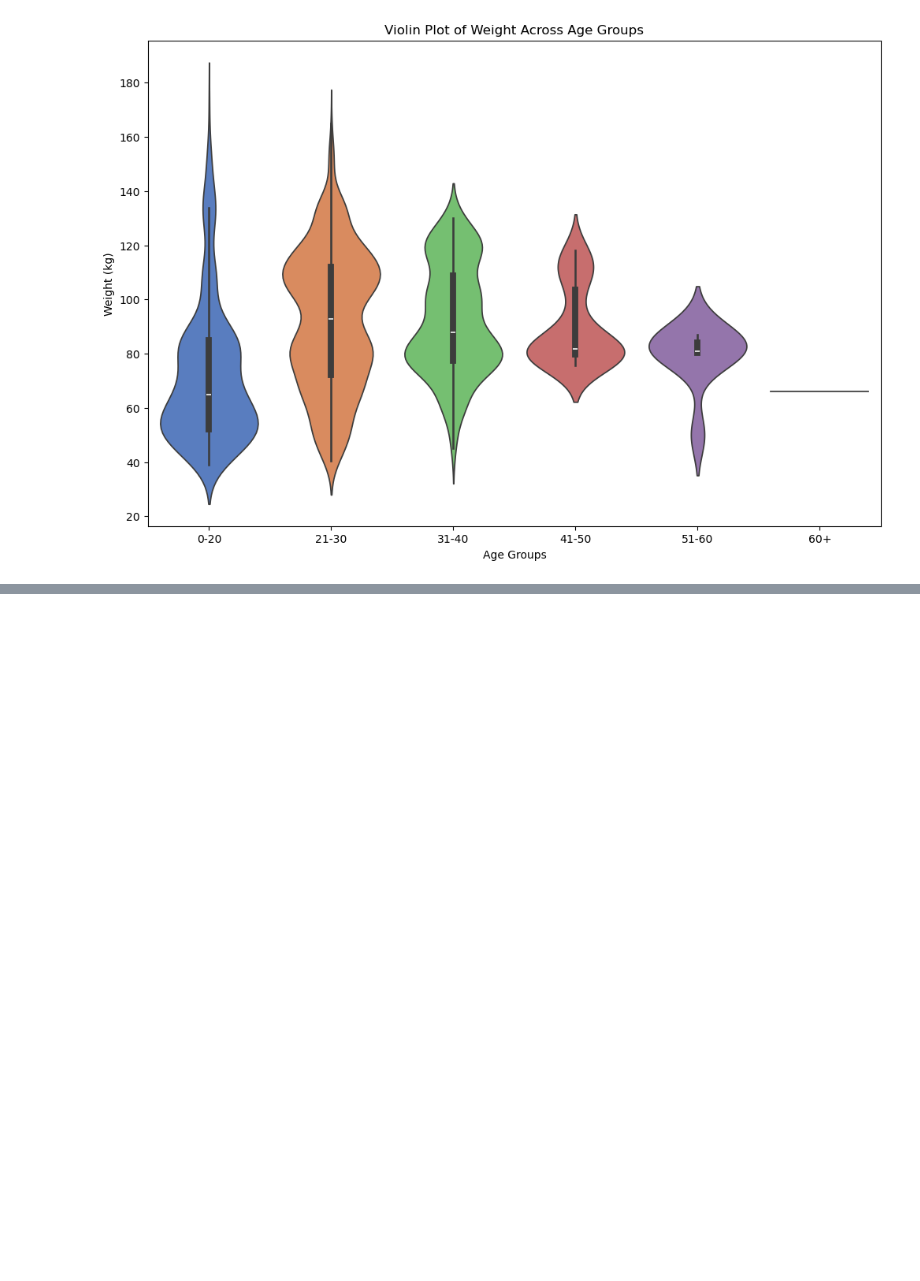
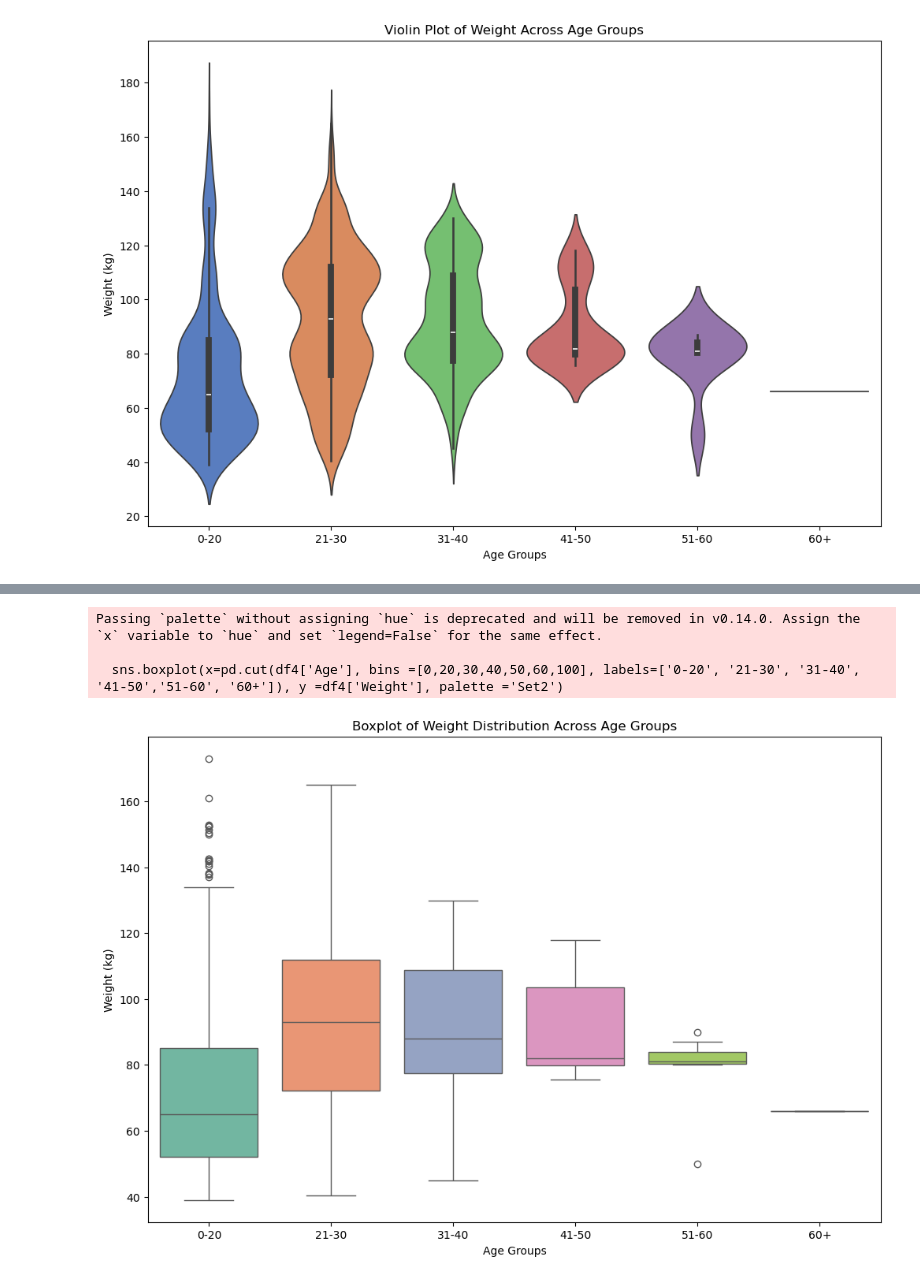
Before and after one commit to clappy203/Applied-AI-Group-Projects, a Jupyter notebook: dataCleanup.ipynb, the cells around one changed output, grey strips where cells are left out. Drawn from its saved outputs; the diff is of its cells as text; code cells hidden in the pictures; blank space fills up the shorter version.

Commit message:
added boxplots and exploratory analyses

```diff
--- a/dataCleanup.ipynb
+++ b/dataCleanup.ipynb
@@ -392,0 +404,14 @@ Passing `palette` without assigning `hue` is deprecated and will be removed in v
+# %%
+import matplotlib.pyplot as plt
+df4 = pd.read_csv('obesity.csv')
+plt.figure(figsize=(12,8))
+sns.boxplot(x=pd.cut(df4['Age'], bins =[0,20,30,40,50,60,100], labels=['0-20', '21-30', '31-40', '41-50','51-60', '60+']), y =df4['Weight'], palette ='Set2')
+plt.title('Boxplot of Weight Distribution Across Age Groups')
+plt.xlabel('Age Groups')
+plt.ylabel('Weight (kg)')
+plt.show()
+# %% [output]
+Passing `palette` without assigning `hue` is deprecated and will be removed in v0.14.0. Assign the `x` variable to `hue` and set `legend=False` for the same effect.
+
+  sns.boxplot(x=pd.cut(df4['Age'], bins =[0,20,30,40,50,60,100], labels=['0-20', '21-30', '31-40', '41-50','51-60', '60+']), y =df4['Weight'], palette ='Set2')
+[figure, added]
```
Also changed, not shown: parts of 1 cell of this notebook.
